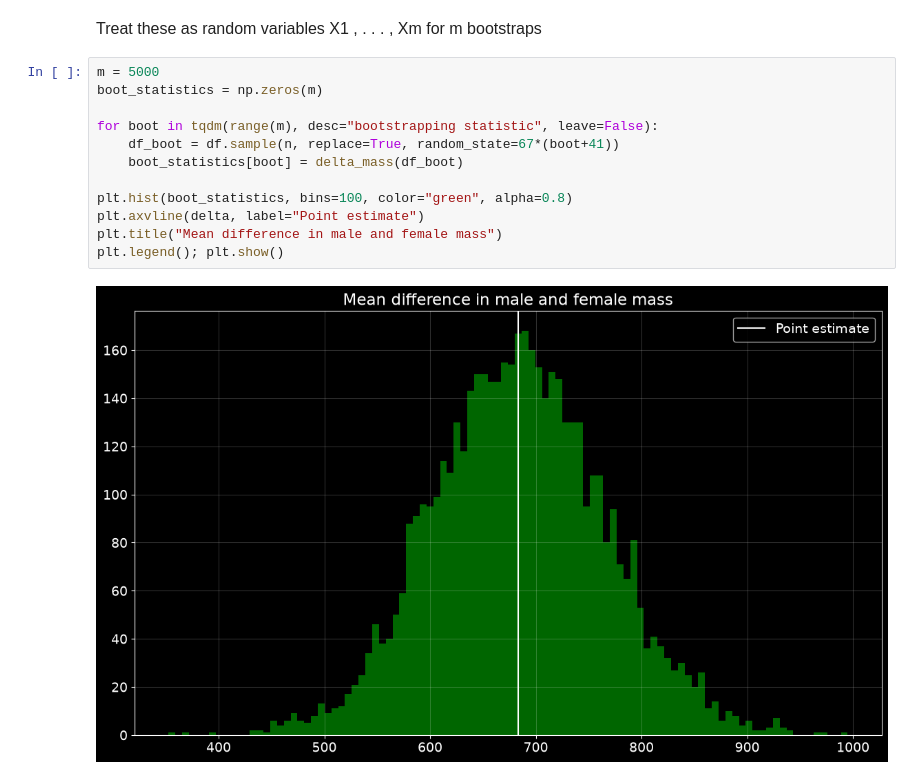
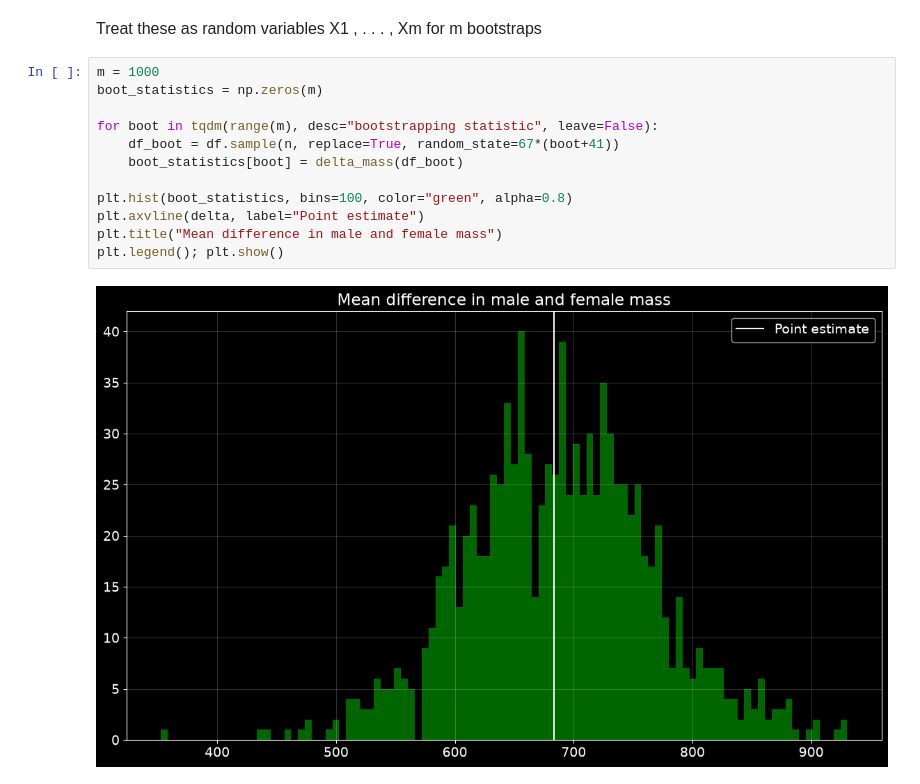
Before and after one commit to DanielJensen0144/penguin-bootstrapping, a Jupyter notebook: src/main.ipynb, the cells around one changed output. Drawn from its saved outputs; the diff is of its cells as text.

```diff
--- a/src/main.ipynb
+++ b/src/main.ipynb
@@ -76,16 +69,16 @@ Boot 5: Difference = 694.66g
 Treat these as random variables X1 , . . . , Xm for m bootstraps
 </div>
 # %%
-m = 5000
+m = 1000
 boot_statistics = np.zeros(m)
 
 for boot in tqdm(range(m), desc="bootstrapping statistic", leave=False):
     df_boot = df.sample(n, replace=True, random_state=67*(boot+41))
     boot_statistics[boot] = delta_mass(df_boot)
 
 plt.hist(boot_statistics, bins=100, color="green", alpha=0.8)
 plt.axvline(delta, label="Point estimate")
 plt.title("Mean difference in male and female mass")
 plt.legend(); plt.show()
 # %% [output]
-[figure, old version]
+[figure, new version]
```
Also changed, not shown: parts of 5 cells of this notebook, 2 other files.
